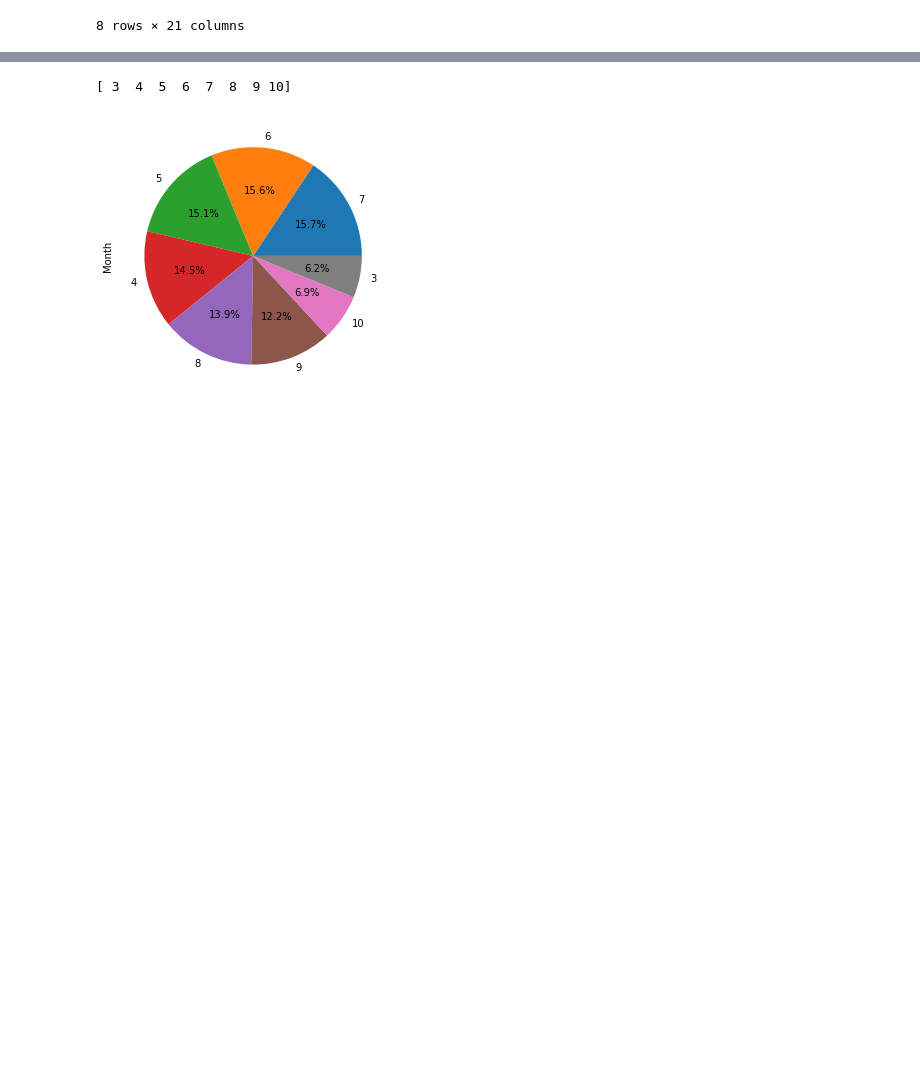
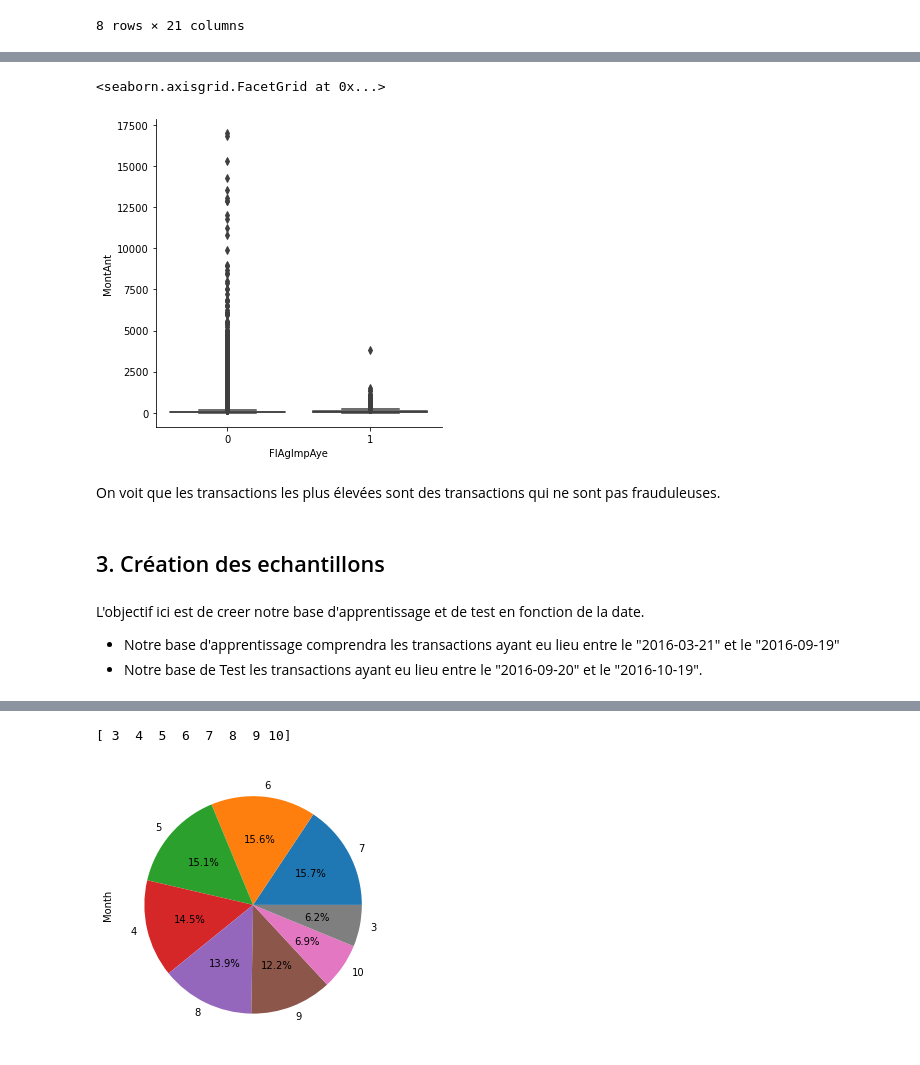
Before and after one commit to hoangkhanh2510/Fraud, a Jupyter notebook: BIG DATA.ipynb, the cells around one changed output, grey strips where cells are left out. Saved outputs shown, nothing was run; the diff lists cells and outputs as text; code cells hidden in the pictures; blank space fills up the shorter version.

```diff
--- a/BIG DATA.ipynb
+++ b/BIG DATA.ipynb
@@ -191 +214,15 @@ Le but est de creer train et test chrono, pas en aléatoire donc nous allons obs
+# %%
+#Relation entre la classe de la transaction et le montant
+sns.catplot(x="FlAgImpAye", y="MontAnt", kind="box", data=df)
+# %% [output]
+<seaborn.axisgrid.FacetGrid at 0x...>
+[figure, added]
+# %% [markdown]
+On voit que les transactions les plus élevées sont des transactions qui ne sont pas frauduleuses.
+# %% [markdown]
+## 3. Création des echantillons
+# %% [markdown]
+L'objectif ici est de creer notre base d'apprentissage et de test en fonction de la date.
+- Notre base d'apprentissage comprendra les transactions ayant eu lieu entre le "2016-03-21" et le "2016-09-19"
+- Notre base de Test les transactions ayant eu lieu entre le "2016-09-20" et le "2016-10-19".
 # %%
```
Also changed, not shown: parts of 39 cells of this notebook.
